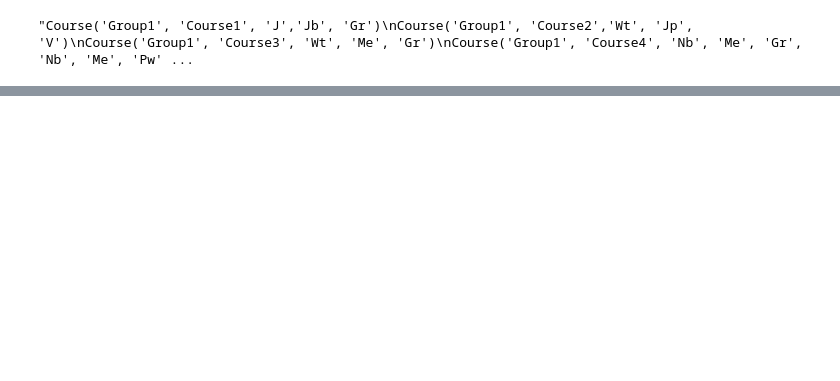
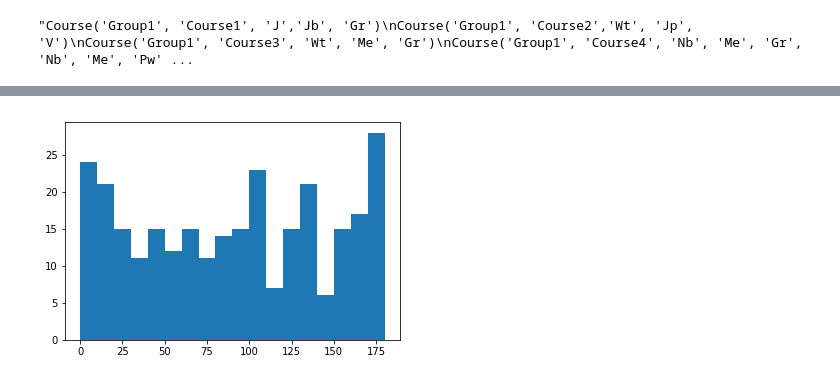
Before and after one commit to DFL1010/CourseCalc, a Jupyter notebook: Untitled.ipynb, the cells around one changed output, grey strips where cells are left out. Drawn from its saved outputs; the diff is of its cells as text; code cells hidden in the pictures; blank space fills up the shorter version.

```diff
--- a/Untitled.ipynb
+++ b/Untitled.ipynb
@@ -401,0 +416,6 @@ outlst
+# %%
+numBins = 18
+plt.hist(angles, numBins)
+plt.show()
+# %% [output]
+[figure, added]
```
Also changed, not shown: parts of 13 cells of this notebook, 4 other files.
